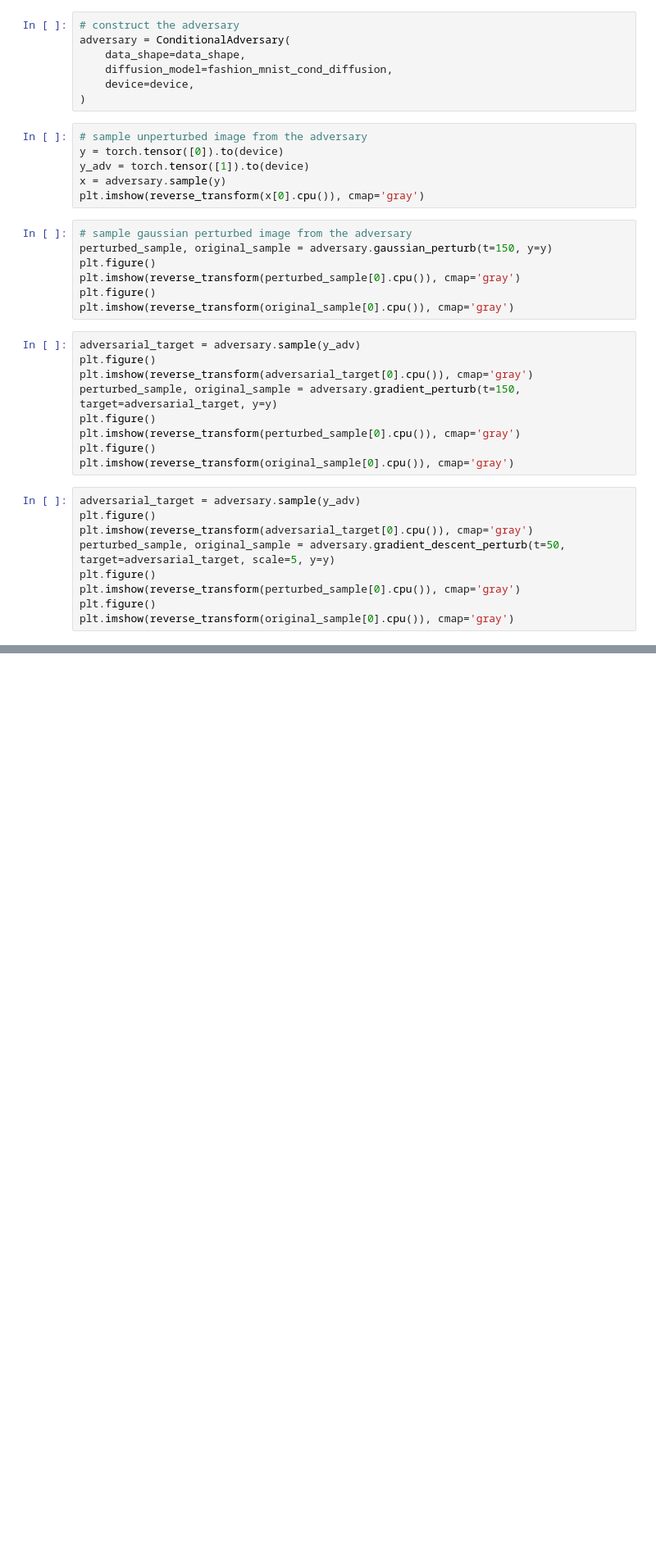
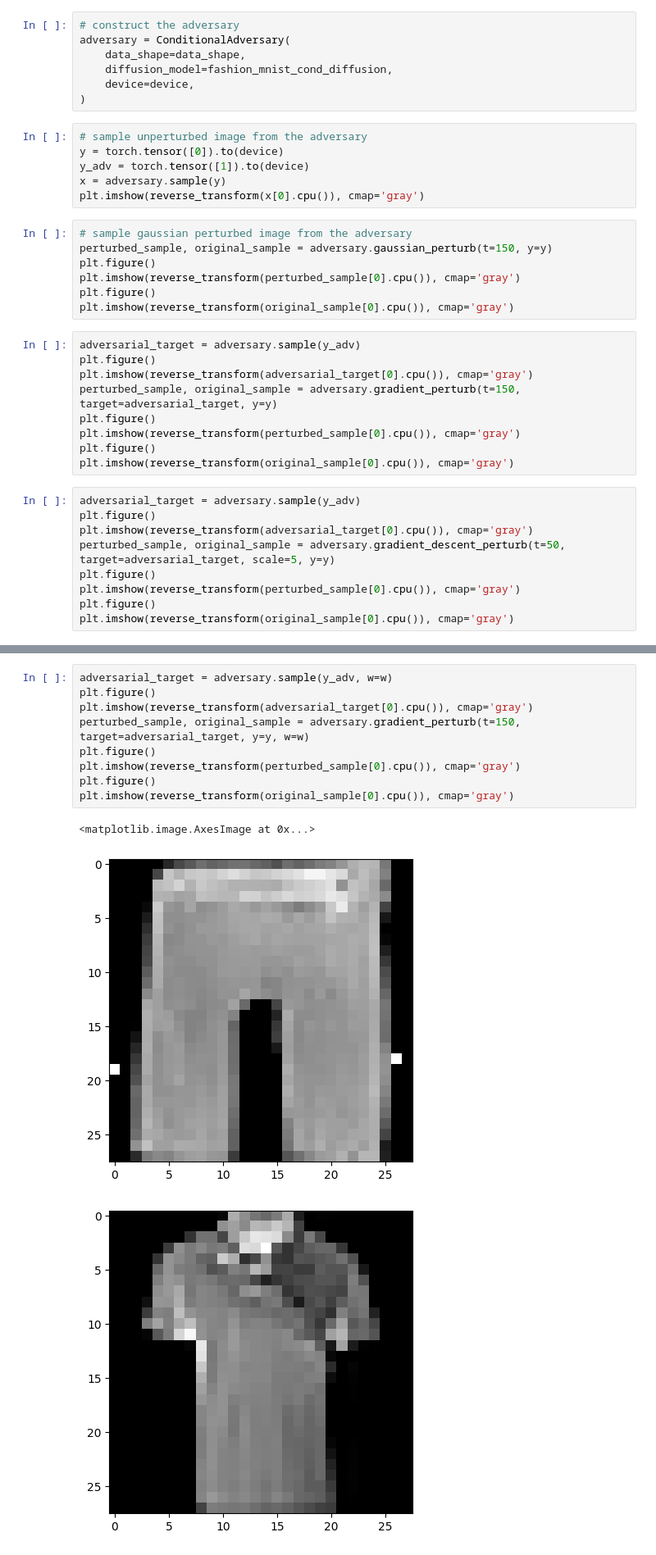
Before and after one commit to TristanSaidi/AdversarialDiffusion, a Jupyter notebook: notebooks/adversarial.ipynb, the cells around one changed output, grey strips where cells are left out. Shown at 82% size. Cells and saved outputs as stored; diff of their text form; blank space fills up the shorter version.

```diff
--- a/notebooks/adversarial.ipynb
+++ b/notebooks/adversarial.ipynb
@@ -152,0 +210,13 @@ plt.imshow(reverse_transform(original_sample[0].cpu()), cmap='gray')
+# %%
+adversarial_target = adversary.sample(y_adv, w=w)
+plt.figure()
+plt.imshow(reverse_transform(adversarial_target[0].cpu()), cmap='gray')
+perturbed_sample, original_sample = adversary.gradient_perturb(t=150, target=adversarial_target, y=y, w=w)
+plt.figure()
+plt.imshow(reverse_transform(perturbed_sample[0].cpu()), cmap='gray')
+plt.figure()
+plt.imshow(reverse_transform(original_sample[0].cpu()), cmap='gray')
+# %% [output]
+<matplotlib.image.AxesImage at 0x...>
+[figure, added]
+[figure, added]
```
Also changed, not shown: parts of 8 cells of this notebook, 5 other files.
